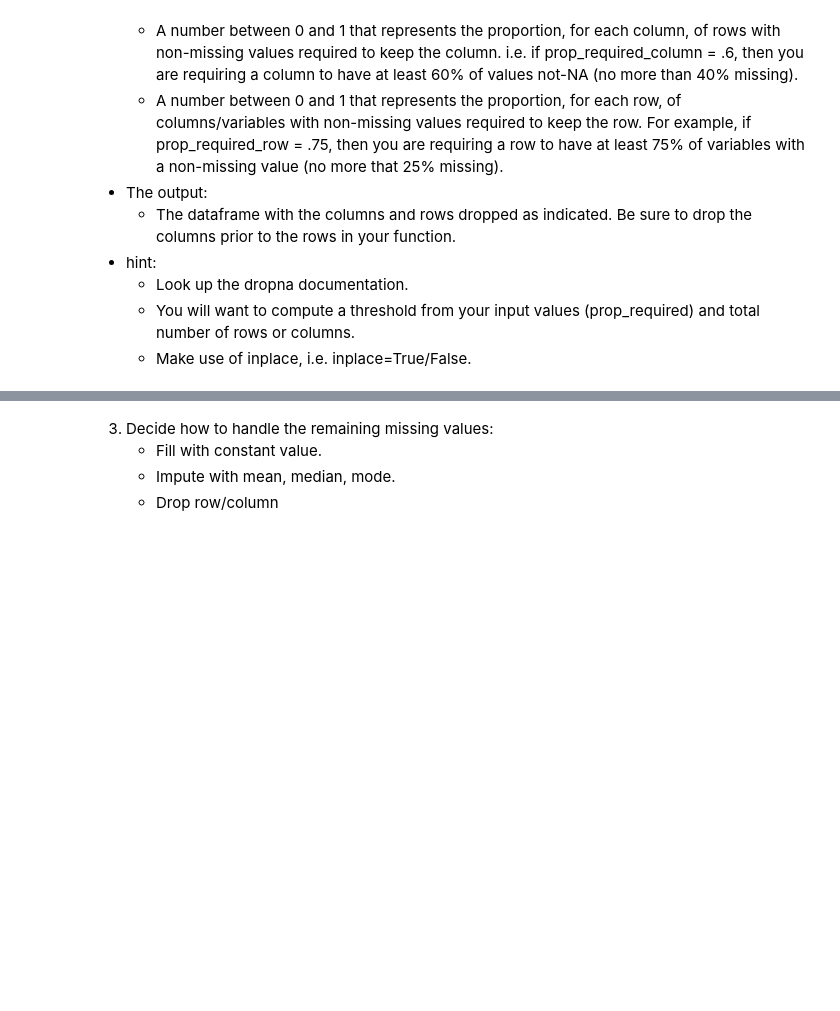
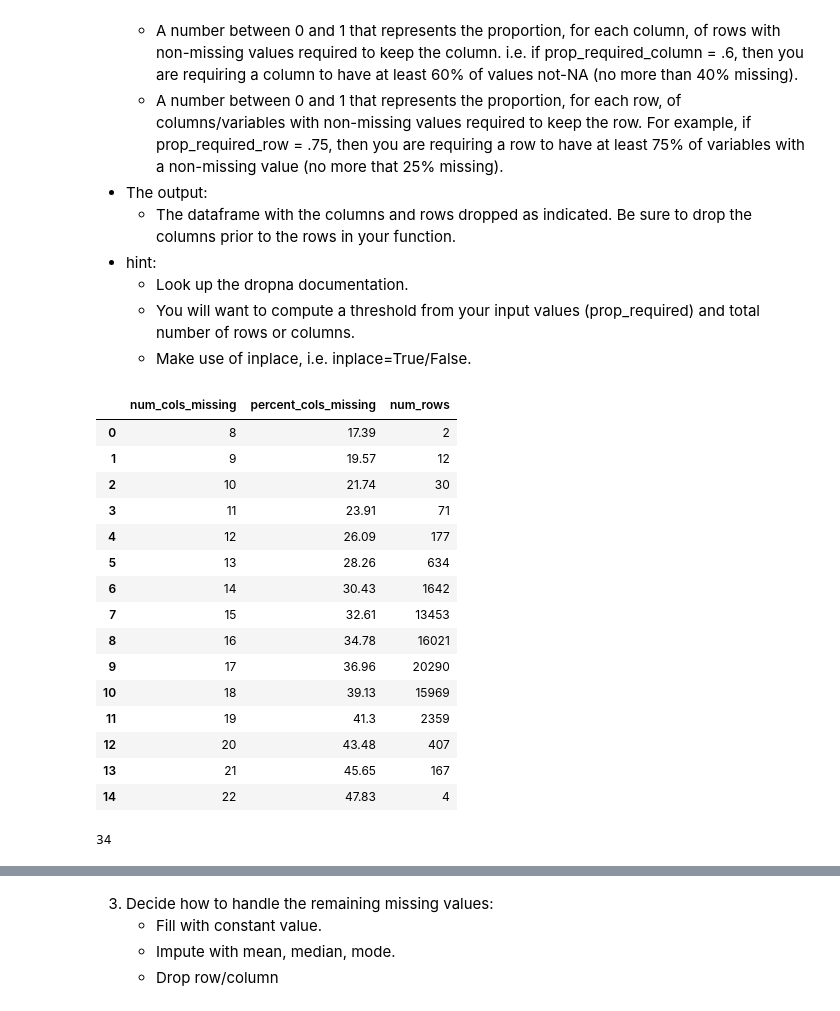
Before and after one commit to HeatherOrtegaMcMillan/clustering-exercises, a Jupyter notebook: zillow.ipynb, the cells around one changed output, grey strips where cells are left out. Cells and saved outputs as stored; diff of their text form; code cells hidden in the pictures; blank space fills up the shorter version.

```diff
--- a/zillow.ipynb
+++ b/zillow.ipynb
@@ -469,3 +519,24 @@ new_df.shape
+# %%
+def pool_party(df):
+    '''
+    This function fixes the NaNs in the pool column and fills them with 0s.
+    Essentially turning this into a has_pool column
+    '''
+    df['poolcnt'] = df.poolcnt.fillna(value=0)
+
+    return df
+# %%
+new_df = pool_party(new_df)
+# %%
+def unitcnt_filler(df):
+    '''
+    Function fills in nans in the unit count because we're only dealing with single family homes now
+    '''
+    df['unitcnt'] = df.unitcnt.fillna(value=1)
+
+    return df
+# %%
+new_df = unitcnt_filler(new_df)
 # %% [markdown]
 2. Create a function that will drop rows or columns based on the percent of values that are missing: handle_missing_values(df, prop_required_column, prop_required_row).
 
@@ -479,3 +550,26 @@ new_df.shape
     - Look up the dropna documentation.
     - You will want to compute a threshold from your input values (prop_required) and total number of rows or columns.
     - Make use of inplace, i.e. inplace=True/False.
+# %%
+nulls_by_row(new_df)
+# %% [output]
+|  | num_cols_missing | percent_cols_missing | num_rows |
+| 0 | 8 | 17.39 | 2 |
+| 1 | 9 | 19.57 | 12 |
+| 2 | 10 | 21.74 | 30 |
+| 3 | 11 | 23.91 | 71 |
+| 4 | 12 | 26.09 | 177 |
+| 5 | 13 | 28.26 | 634 |
+| 6 | 14 | 30.43 | 1642 |
+| 7 | 15 | 32.61 | 13453 |
+| 8 | 16 | 34.78 | 16021 |
+| 9 | 17 | 36.96 | 20290 |
+| 10 | 18 | 39.13 | 15969 |
+| 11 | 19 | 41.3 | 2359 |
+| 12 | 20 | 43.48 | 407 |
+| 13 | 21 | 45.65 | 167 |
+| 14 | 22 | 47.83 | 4 |
+# %%
+int(round((new_df.shape[1] *.75)))
+# %% [output]
+34
```
Also changed, not shown: parts of 23 cells of this notebook.
